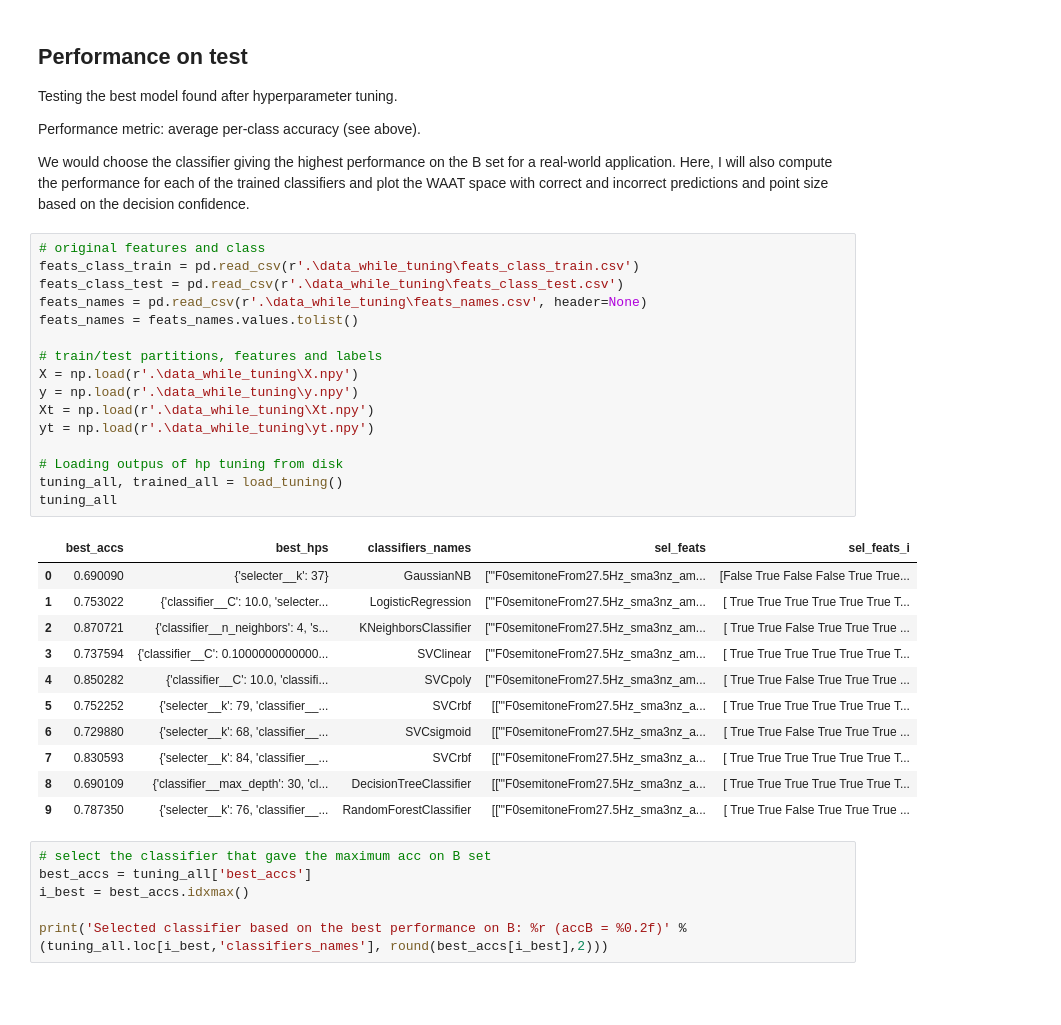
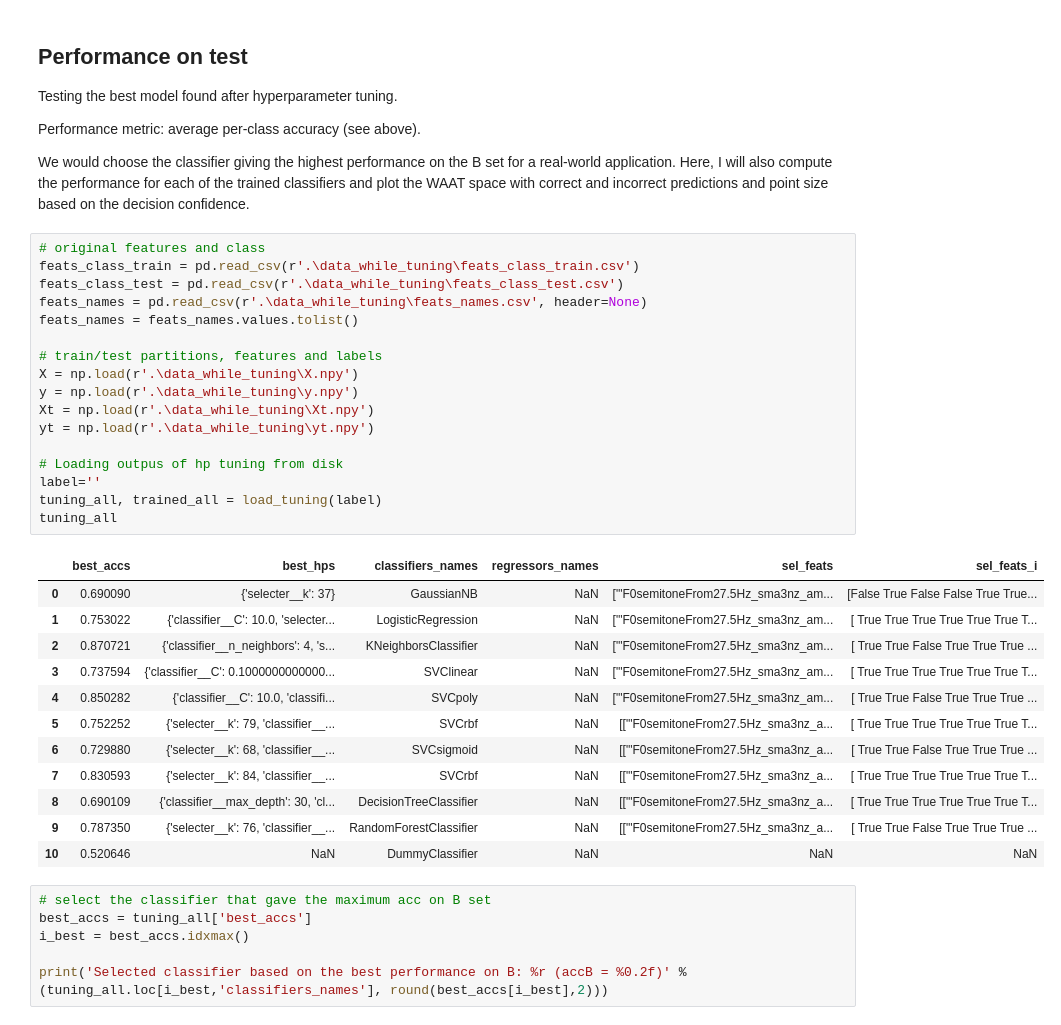
Before and after one commit to laufergall/ML_Speaker_Characteristics, a Jupyter notebook: classification/02_evaluating_classification_WAAT.ipynb, the cells around one changed output. Drawn from its saved outputs; the diff is of its cells as text; blank space fills up the shorter version.

```diff
--- a/classification/02_evaluating_classification_WAAT.ipynb
+++ b/classification/02_evaluating_classification_WAAT.ipynb
@@ -907,31 +925,33 @@ We would choose the classifier giving the highest performance on the B set for a
 # %%
 # original features and class
 feats_class_train = pd.read_csv(r'.\data_while_tuning\feats_class_train.csv')
 feats_class_test = pd.read_csv(r'.\data_while_tuning\feats_class_test.csv')
 feats_names = pd.read_csv(r'.\data_while_tuning\feats_names.csv', header=None)
 feats_names = feats_names.values.tolist()
 
 # train/test partitions, features and labels
 X = np.load(r'.\data_while_tuning\X.npy')
 y = np.load(r'.\data_while_tuning\y.npy')
 Xt = np.load(r'.\data_while_tuning\Xt.npy')
 yt = np.load(r'.\data_while_tuning\yt.npy')
 
 # Loading outpus of hp tuning from disk
-tuning_all, trained_all = load_tuning()
+label=''
+tuning_all, trained_all = load_tuning(label)
 tuning_all
 # %% [output]
-|  | best_accs | best_hps | classifiers_names | sel_feats | sel_feats_i |
-| 0 | 0.690090 | {'selecter__k': 37} | GaussianNB | ["'F0semitoneFrom27.5Hz_sma3nz_am... | [False True False False True True... |
-| 1 | 0.753022 | {'classifier__C': 10.0, 'selecter... | LogisticRegression | ["'F0semitoneFrom27.5Hz_sma3nz_am... | [ True True True True True True T... |
-| 2 | 0.870721 | {'classifier__n_neighbors': 4, 's... | KNeighborsClassifier | ["'F0semitoneFrom27.5Hz_sma3nz_am... | [ True True False True True True ... |
-| 3 | 0.737594 | {'classifier__C': 0.1000000000000... | SVClinear | ["'F0semitoneFrom27.5Hz_sma3nz_am... | [ True True True True True True T... |
-| 4 | 0.850282 | {'classifier__C': 10.0, 'classifi... | SVCpoly | ["'F0semitoneFrom27.5Hz_sma3nz_am... | [ True True False True True True ... |
-| 5 | 0.752252 | {'selecter__k': 79, 'classifier__... | SVCrbf | [["'F0semitoneFrom27.5Hz_sma3nz_a... | [ True True True True True True T... |
-| 6 | 0.729880 | {'selecter__k': 68, 'classifier__... | SVCsigmoid | [["'F0semitoneFrom27.5Hz_sma3nz_a... | [ True True False True True True ... |
-| 7 | 0.830593 | {'selecter__k': 84, 'classifier__... | SVCrbf | [["'F0semitoneFrom27.5Hz_sma3nz_a... | [ True True True True True True T... |
-| 8 | 0.690109 | {'classifier__max_depth': 30, 'cl... | DecisionTreeClassifier | [["'F0semitoneFrom27.5Hz_sma3nz_a... | [ True True True True True True T... |
-| 9 | 0.787350 | {'selecter__k': 76, 'classifier__... | RandomForestClassifier | [["'F0semitoneFrom27.5Hz_sma3nz_a... | [ True True False True True True ... |
+|  | best_accs | best_hps | classifiers_names | regressors_names | sel_feats | sel_feats_i |
+| 0 | 0.690090 | {'selecter__k': 37} | GaussianNB | NaN | ["'F0semitoneFrom27.5Hz_sma3nz_am... | [False True False False True True... |
+| 1 | 0.753022 | {'classifier__C': 10.0, 'selecter... | LogisticRegression | NaN | ["'F0semitoneFrom27.5Hz_sma3nz_am... | [ True True True True True True T... |
+| 2 | 0.870721 | {'classifier__n_neighbors': 4, 's... | KNeighborsClassifier | NaN | ["'F0semitoneFrom27.5Hz_sma3nz_am... | [ True True False True True True ... |
+| 3 | 0.737594 | {'classifier__C': 0.1000000000000... | SVClinear | NaN | ["'F0semitoneFrom27.5Hz_sma3nz_am... | [ True True True True True True T... |
+| 4 | 0.850282 | {'classifier__C': 10.0, 'classifi... | SVCpoly | NaN | ["'F0semitoneFrom27.5Hz_sma3nz_am... | [ True True False True True True ... |
+| 5 | 0.752252 | {'selecter__k': 79, 'classifier__... | SVCrbf | NaN | [["'F0semitoneFrom27.5Hz_sma3nz_a... | [ True True True True True True T... |
+| 6 | 0.729880 | {'selecter__k': 68, 'classifier__... | SVCsigmoid | NaN | [["'F0semitoneFrom27.5Hz_sma3nz_a... | [ True True False True True True ... |
+| 7 | 0.830593 | {'selecter__k': 84, 'classifier__... | SVCrbf | NaN | [["'F0semitoneFrom27.5Hz_sma3nz_a... | [ True True True True True True T... |
+| 8 | 0.690109 | {'classifier__max_depth': 30, 'cl... | DecisionTreeClassifier | NaN | [["'F0semitoneFrom27.5Hz_sma3nz_a... | [ True True True True True True T... |
+| 9 | 0.787350 | {'selecter__k': 76, 'classifier__... | RandomForestClassifier | NaN | [["'F0semitoneFrom27.5Hz_sma3nz_a... | [ True True False True True True ... |
+| 10 | 0.520646 | NaN | DummyClassifier | NaN | NaN | NaN |
 # %%
 # select the classifier that gave the maximum acc on B set
 best_accs = tuning_all['best_accs']
```
Also changed, not shown: parts of 17 cells of this notebook, 44 other files.
